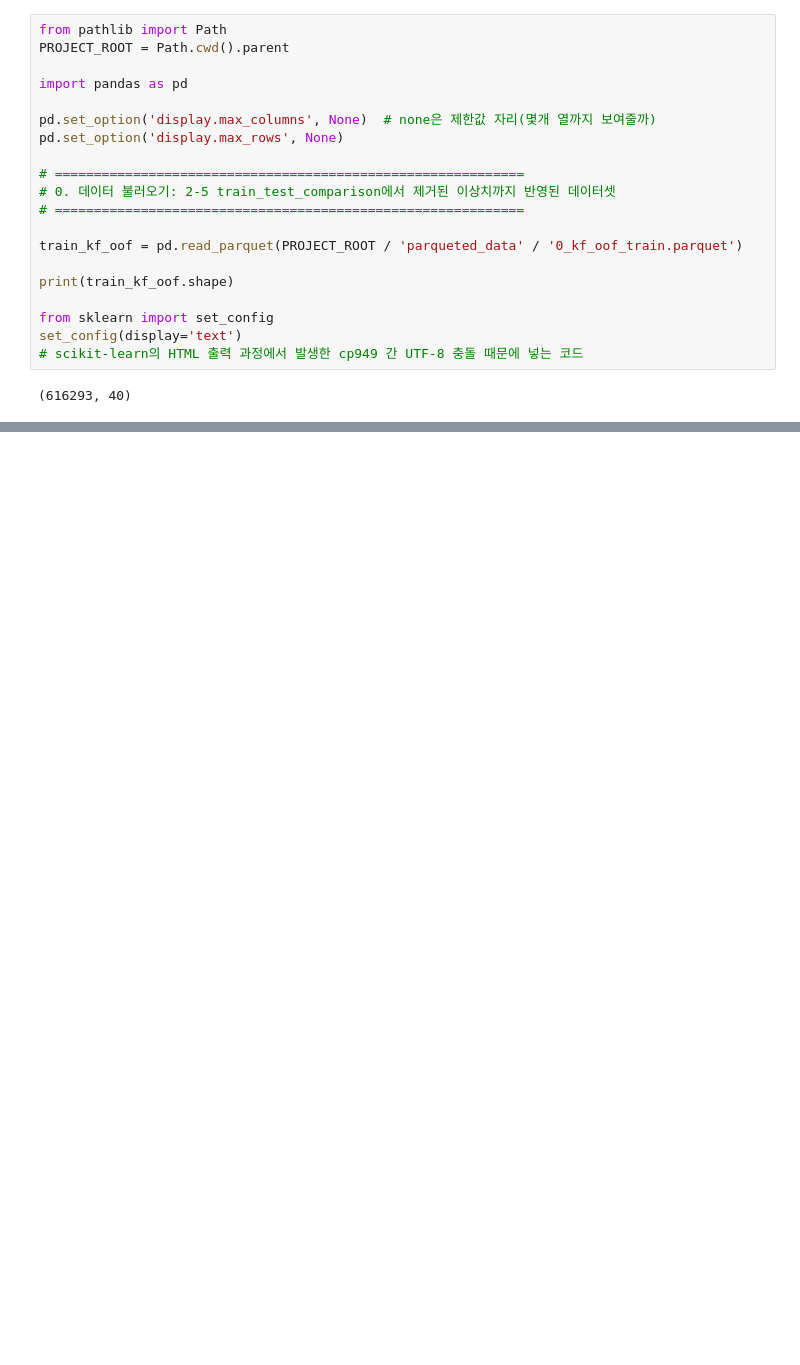
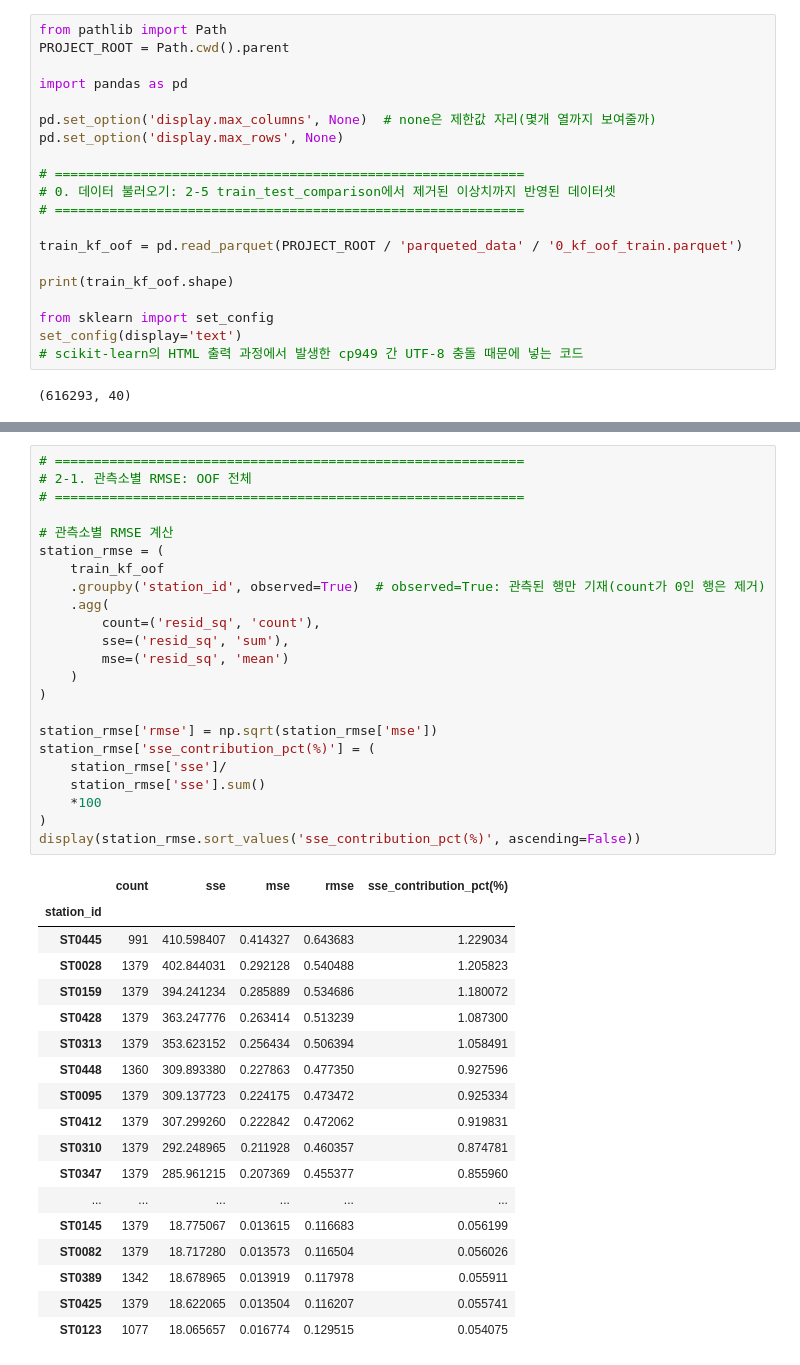
Before and after one commit to soohok402/AI_Data_exhibition, a Jupyter notebook: notebook/5-2_model_enhance_error_analysis.ipynb, the cells around one changed output, grey strips where cells are left out. Saved outputs shown, nothing was run; the diff lists cells and outputs as text; blank space fills up the shorter version.

```diff
--- a/notebook/5-2_model_enhance_error_analysis.ipynb
+++ b/notebook/5-2_model_enhance_error_analysis.ipynb
@@ -159,0 +153,42 @@ Name: count, dtype: int64
+# %%
+# ============================================================
+# 2-1. 관측소별 RMSE: OOF 전체
+# ============================================================
+
+# 관측소별 RMSE 계산
+station_rmse = (
+    train_kf_oof
+    .groupby('station_id', observed=True)  # observed=True: 관측된 행만 기재(count가 0인 행은 제거)
+    .agg(
+        count=('resid_sq', 'count'),
+        sse=('resid_sq', 'sum'),
+        mse=('resid_sq', 'mean')
+    )
+)
+
+station_rmse['rmse'] = np.sqrt(station_rmse['mse'])
+station_rmse['sse_contribution_pct(%)'] = (
+    station_rmse['sse']/
+    station_rmse['sse'].sum()
+    *100
+)
+display(station_rmse.sort_values('sse_contribution_pct(%)', ascending=False))
+# %% [output]
+|  | count | sse | mse | rmse | sse_contribution_pct(%) |
+| station_id |  |  |  |  |  |
+| ST0445 | 991 | 410.598407 | 0.414327 | 0.643683 | 1.229034 |
+| ST0028 | 1379 | 402.844031 | 0.292128 | 0.540488 | 1.205823 |
+| ST0159 | 1379 | 394.241234 | 0.285889 | 0.534686 | 1.180072 |
+| ST0428 | 1379 | 363.247776 | 0.263414 | 0.513239 | 1.087300 |
+| ST0313 | 1379 | 353.623152 | 0.256434 | 0.506394 | 1.058491 |
+| ST0448 | 1360 | 309.893380 | 0.227863 | 0.477350 | 0.927596 |
+| ST0095 | 1379 | 309.137723 | 0.224175 | 0.473472 | 0.925334 |
+| ST0412 | 1379 | 307.299260 | 0.222842 | 0.472062 | 0.919831 |
+| ST0310 | 1379 | 292.248965 | 0.211928 | 0.460357 | 0.874781 |
+| ST0347 | 1379 | 285.961215 | 0.207369 | 0.455377 | 0.855960 |
+| ... | ... | ... | ... | ... | ... |
+| ST0145 | 1379 | 18.775067 | 0.013615 | 0.116683 | 0.056199 |
+| ST0082 | 1379 | 18.717280 | 0.013573 | 0.116504 | 0.056026 |
+| ST0389 | 1342 | 18.678965 | 0.013919 | 0.117978 | 0.055911 |
+| ST0425 | 1379 | 18.622065 | 0.013504 | 0.116207 | 0.055741 |
+| ST0123 | 1077 | 18.065657 | 0.016774 | 0.129515 | 0.054075 |
```
Also changed, not shown: parts of 10 cells of this notebook, 9 other files.
